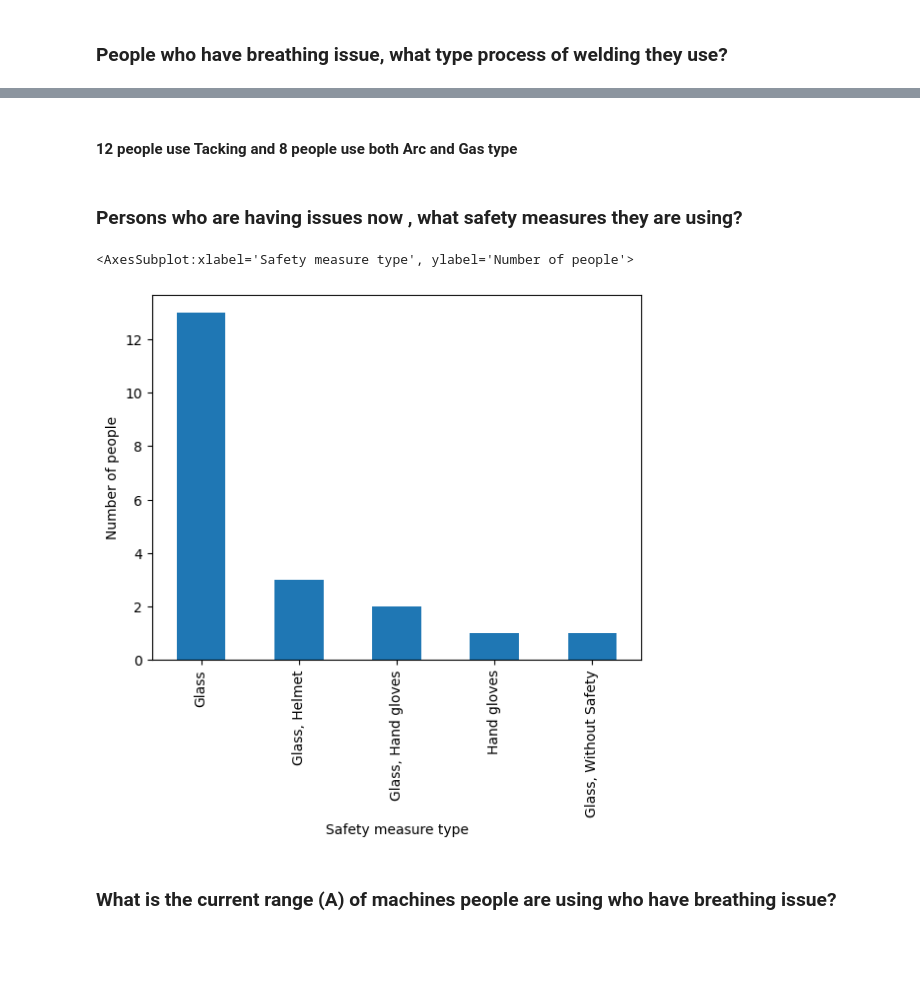
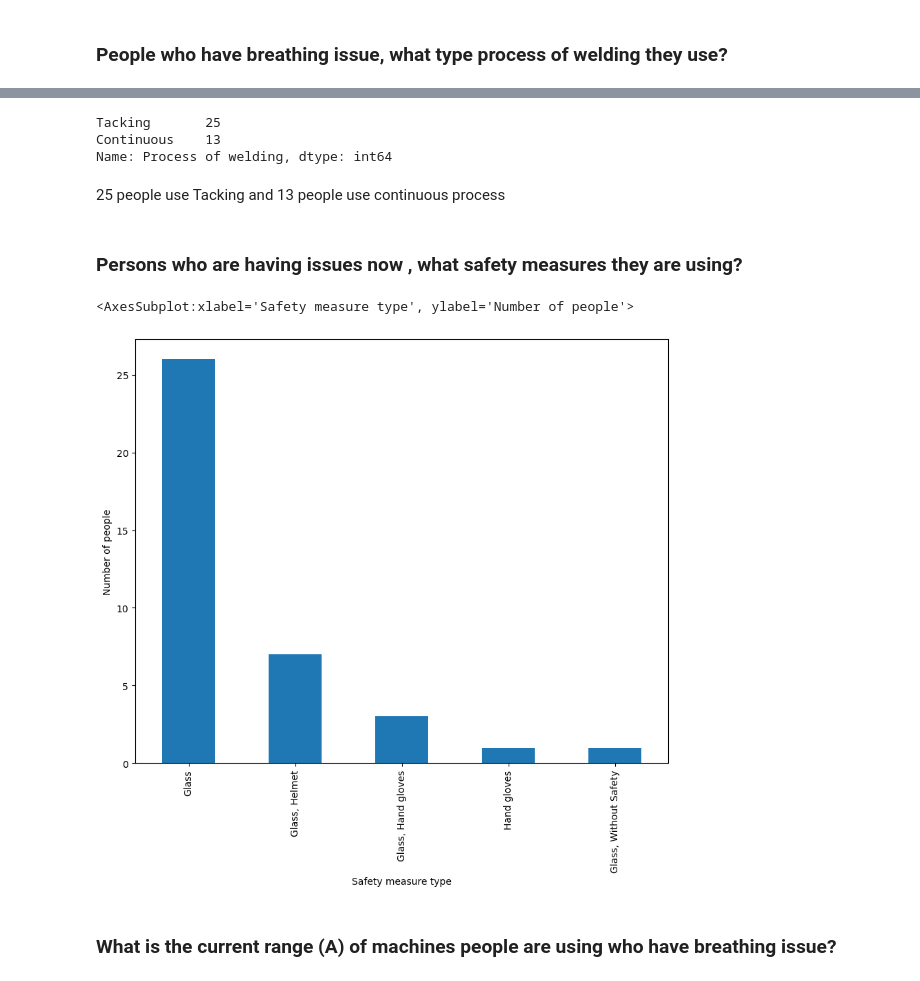
Before and after one commit to MahbubHossainFaisal/Welding-Effect-Analysis, a Jupyter notebook: Breathing_issue_analysis.ipynb, the cells around one changed output, grey strips where cells are left out. Saved outputs shown, nothing was run; the diff lists cells and outputs as text; code cells hidden in the pictures; blank space fills up the shorter version.

```diff
--- a/Breathing_issue_analysis.ipynb
+++ b/Breathing_issue_analysis.ipynb
@@ -14,7 +14,7 @@ Requirement already satisfied: six>=1.5 in c:\users\mahbub\anaconda3\lib\site-pa
 import numpy as np
 import pandas as pd
 # %%
-data = pd.read_csv('C:\\Users\\Mahbub\\Documents\\Welding\\Welder-health-data-collection.csv')
+data = pd.read_excel('C:\\Users\\Mahbub\\Documents\\Welding\\Welder_health_data_collection.xlsx')
 
 df = data.copy()
 # %%
@@ -52,7 +52,7 @@ Index(['Timestamp', 'Serial number: (ক্রমিক সংখ্যা)', 'N
 # %% [markdown]
 # Breathing Issue
 # %%
-breathing_issue_data = df[['Age: (বয়স)','Gender (লিঙ্গ)','Please specify your profession (পেশা):',
+breathing_issue_data = df[['Name: (নাম)','Age: (বয়স)','Gender (লিঙ্গ)','Please specify your profession (পেশা):',
 
    'How many years have you been working?(কাজের সময়কাল)',
 
@@ -71,6 +71,7 @@ breathing_issue_data = df[['Age: (বয়স)','Gender (লিঙ্গ)','Ple
 # renaming columns
 
 column_mapping = {
+    'Name: (নাম)':'Name',
     'Age: (বয়স)':'Age',
     'Gender (লিঙ্গ)':'Gender',
     'Please specify your profession (পেশা):' : 'Profession',
@@ -214,12 +224,18 @@ breathing_issue_data[breathing_issue_data['Currently having any breathing issue'
+# %%
+breathing_issue_data[breathing_issue_data['Currently having any breathing issue'] == 'Yes(হ্যাঁ)']['Process of welding'].value_counts()
+# %% [output]
+Tacking       25
+Continuous    13
+Name: Process of welding, dtype: int64
 # %% [markdown]
-#### 12 people use Tacking and 8 people use both Arc and Gas type
+25 people use Tacking and 13 people use continuous process
 # %% [markdown]
 ### Persons who are having issues now , what safety measures they are using?
 # %%
-breathing_issue_data[breathing_issue_data['Currently having any breathing issue'] == 'Yes(হ্যাঁ)']['Use of safety tools'].value_counts().plot(kind='bar',xlabel='Safety measure type', ylabel='Number of people')
+breathing_issue_data[breathing_issue_data['Currently having any breathing issue'] == 'Yes(হ্যাঁ)']['Use of safety tools'].value_counts().plot(kind='bar',xlabel='Safety measure type', ylabel='Number of people',figsize=(10, 8))
 # %% [output]
 <AxesSubplot:xlabel='Safety measure type', ylabel='Number of people'>
-[figure, old version]
+[figure, new version]
 # %% [markdown]
 ### What is the current range (A) of machines people are using who have breathing issue?
 # %%
```
Also changed, not shown: parts of 41 cells of this notebook.
